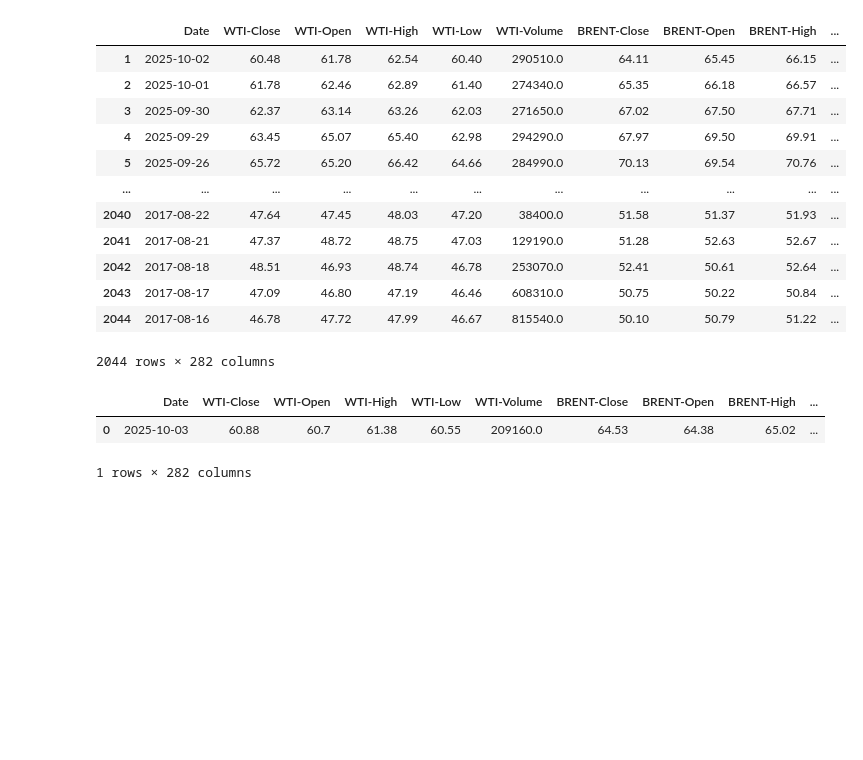
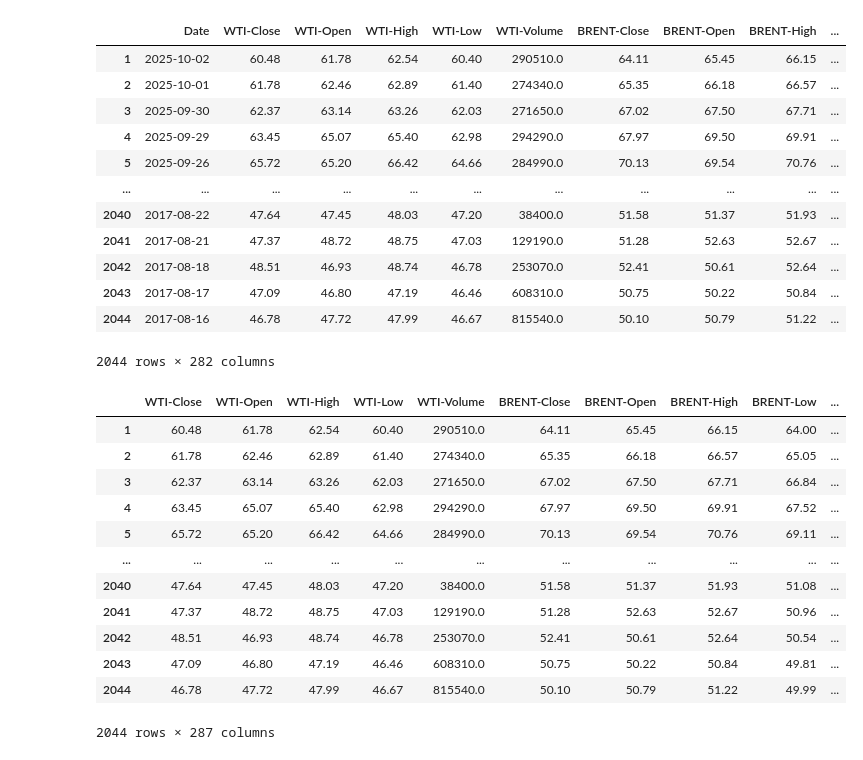
Before and after one commit to mijaelsegura03/ML_Bitcoin, a Jupyter notebook: EDA/OHLCs/models.ipynb, the cells around one changed output. Drawn from its saved outputs; the diff is of its cells as text; code cells hidden in the pictures; blank space fills up the shorter version.

```diff
--- a/EDA/OHLCs/EDA-1.ipynb
+++ b/EDA/OHLCs/models.ipynb
@@ -582,9 +581,28 @@ poly_df
 | 2043 | 2017-08-17 | 47.09 | 46.80 | 47.19 | 46.46 | 608310.0 | 50.75 | 50.22 | 50.84 | ... |
 | 2044 | 2017-08-16 | 46.78 | 47.72 | 47.99 | 46.67 | 815540.0 | 50.10 | 50.79 | 51.22 | ... |
 2044 rows × 282 columns
-# %%
-last_row
-# %% [output]
-|  | Date | WTI-Close | WTI-Open | WTI-High | WTI-Low | WTI-Volume | BRENT-Close | BRENT-Open | BRENT-High | ... |
-| 0 | 2025-10-03 | 60.88 | 60.7 | 61.38 | 60.55 | 209160.0 | 64.53 | 64.38 | 65.02 | ... |
-1 rows × 282 columns
+# %%
+# DEFINIMOS TARGET Y FEATURES
+
+poly_df["Day_Of_Week"] = poly_df["Date"].dt.dayofweek     # 0=Lunes, 6=Domingo
+poly_df["Month"] = poly_df["Date"].dt.month
+poly_df["Year"] = poly_df["Date"].dt.year
+poly_df = poly_df.drop('Date', axis=1)
+poly_df["BTC_Close_MA7"] = poly_df["BTC-Close"].rolling(7).mean()
+poly_df["BTC_Close_MA30"] = poly_df["BTC-Close"].rolling(30).mean()
+poly_df["BTC_Close_diff1"] = poly_df["BTC-Close"].diff(1)
+poly_df
+# %% [output]
+|  | WTI-Close | WTI-Open | WTI-High | WTI-Low | WTI-Volume | BRENT-Close | BRENT-Open | BRENT-High | BRENT-Low | ... |
+| 1 | 60.48 | 61.78 | 62.54 | 60.40 | 290510.0 | 64.11 | 65.45 | 66.15 | 64.00 | ... |
+| 2 | 61.78 | 62.46 | 62.89 | 61.40 | 274340.0 | 65.35 | 66.18 | 66.57 | 65.05 | ... |
+| 3 | 62.37 | 63.14 | 63.26 | 62.03 | 271650.0 | 67.02 | 67.50 | 67.71 | 66.84 | ... |
+| 4 | 63.45 | 65.07 | 65.40 | 62.98 | 294290.0 | 67.97 | 69.50 | 69.91 | 67.52 | ... |
+| 5 | 65.72 | 65.20 | 66.42 | 64.66 | 284990.0 | 70.13 | 69.54 | 70.76 | 69.11 | ... |
+| ... | ... | ... | ... | ... | ... | ... | ... | ... | ... | ... |
+| 2040 | 47.64 | 47.45 | 48.03 | 47.20 | 38400.0 | 51.58 | 51.37 | 51.93 | 51.08 | ... |
+| 2041 | 47.37 | 48.72 | 48.75 | 47.03 | 129190.0 | 51.28 | 52.63 | 52.67 | 50.96 | ... |
+| 2042 | 48.51 | 46.93 | 48.74 | 46.78 | 253070.0 | 52.41 | 50.61 | 52.64 | 50.54 | ... |
+| 2043 | 47.09 | 46.80 | 47.19 | 46.46 | 608310.0 | 50.75 | 50.22 | 50.84 | 49.81 | ... |
+| 2044 | 46.78 | 47.72 | 47.99 | 46.67 | 815540.0 | 50.10 | 50.79 | 51.22 | 49.99 | ... |
+2044 rows × 287 columns
```
Also changed, not shown: parts of 13 cells of this notebook, 1 other file.
